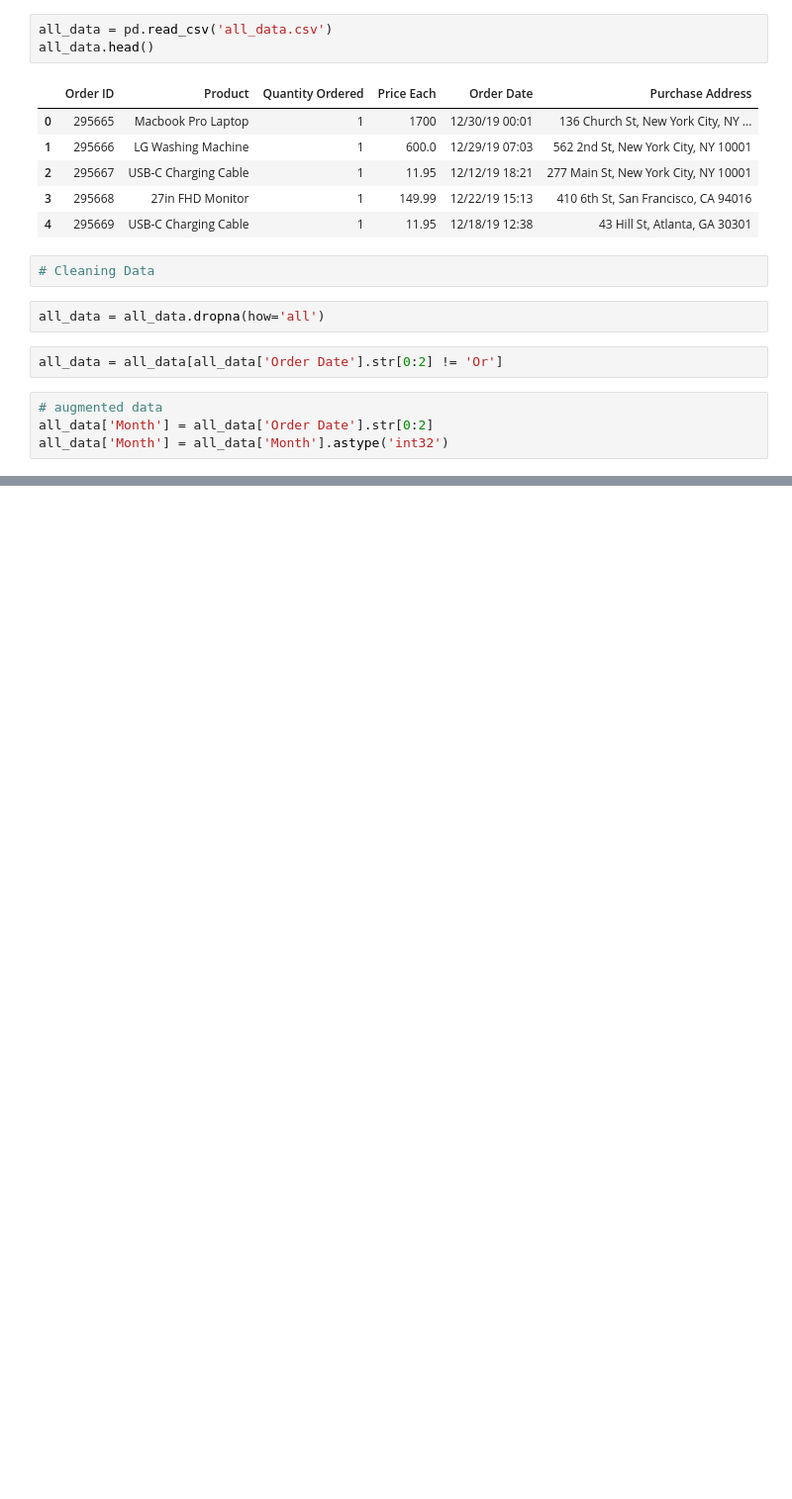
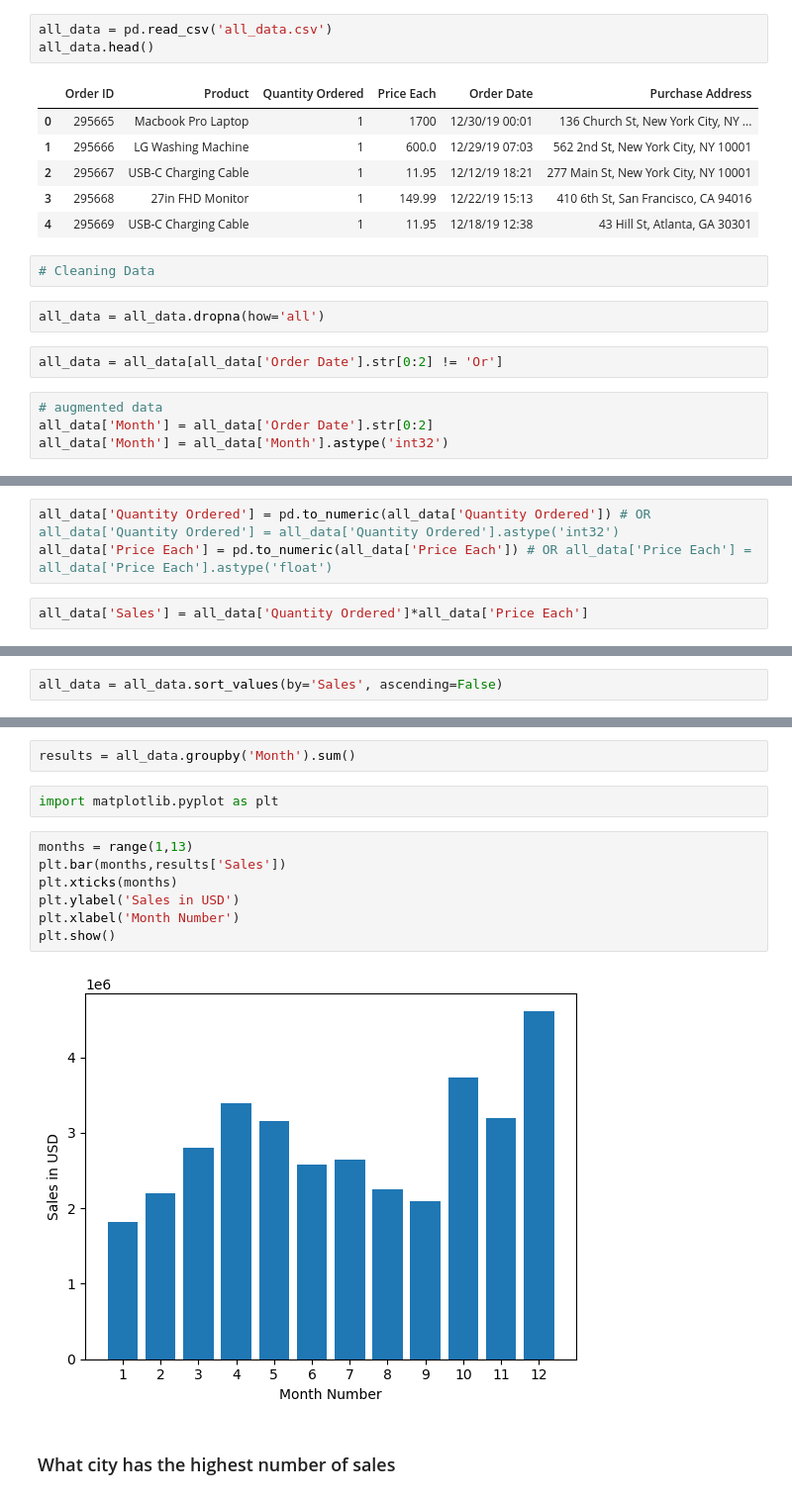
Before and after one commit to MarinaTheAnalyst/Python_Sub, a Jupyter notebook: Analysis.ipynb, the cells around one changed output, grey strips where cells are left out. Shown: that part at 99% size. Drawn from its saved outputs; the diff is of its cells as text; blank space fills up the shorter version.

```diff
--- a/Analysis.ipynb
+++ b/Analysis.ipynb
@@ -55,0 +58,5 @@ all_data.head()
+# %%
+all_data['Quantity Ordered'] = pd.to_numeric(all_data['Quantity Ordered']) # OR all_data['Quantity Ordered'] = all_data['Quantity Ordered'].astype('int32')
+all_data['Price Each'] = pd.to_numeric(all_data['Price Each']) # OR all_data['Price Each'] = all_data['Price Each'].astype('float')
+# %%
+all_data['Sales'] = all_data['Quantity Ordered']*all_data['Price Each']
@@ -55,0 +72,2 @@ all_data.head()
+# %%
+all_data = all_data.sort_values(by='Sales', ascending=False)
@@ -55,0 +83,15 @@ all_data.head()
+# %%
+results = all_data.groupby('Month').sum()
+# %%
+import matplotlib.pyplot as plt
+# %%
+months = range(1,13)
+plt.bar(months,results['Sales'])
+plt.xticks(months)
+plt.ylabel('Sales in USD')
+plt.xlabel('Month Number')
+plt.show()
+# %% [output]
+[figure, added]
+# %% [markdown]
+### What city has the highest number of sales
```
Also changed, not shown: parts of 7 cells of this notebook.
